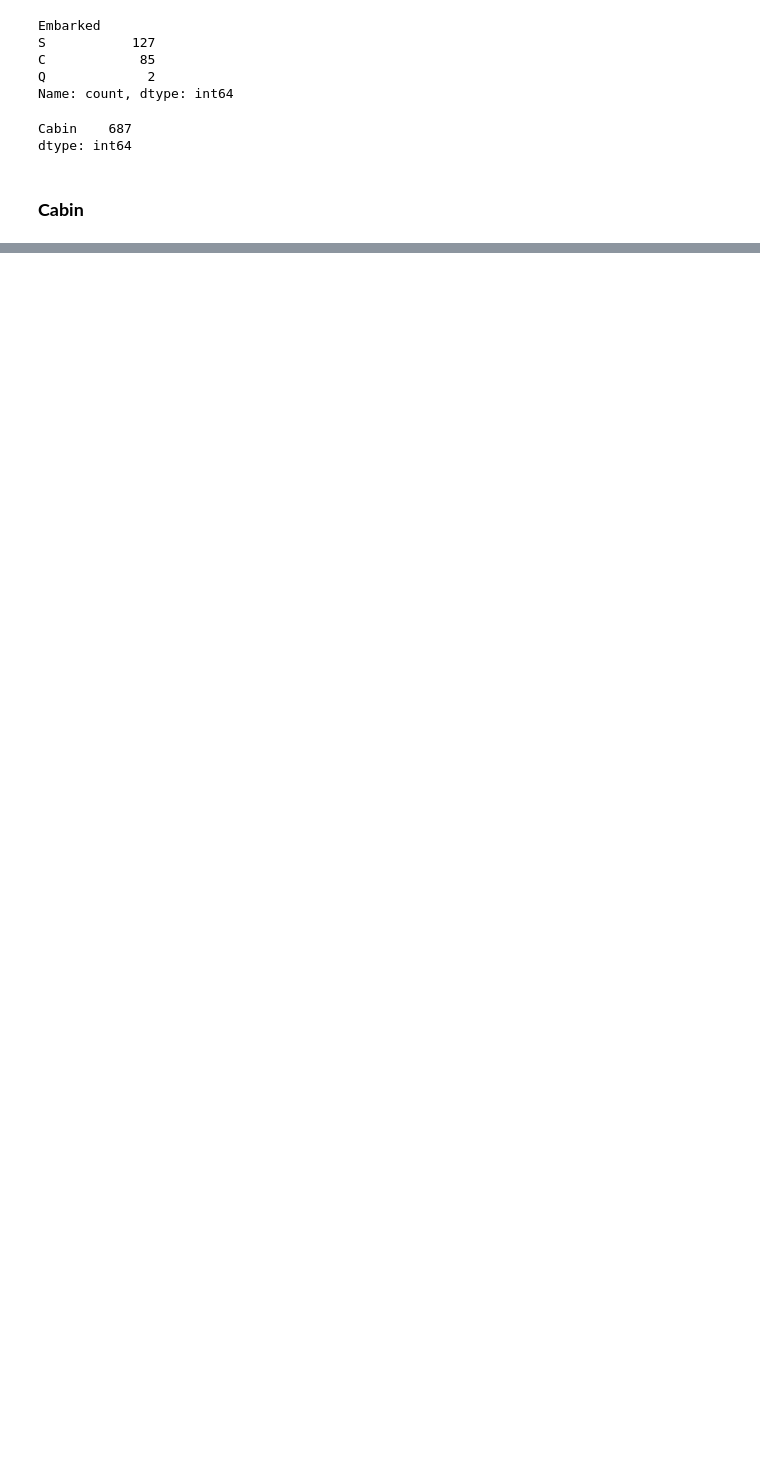
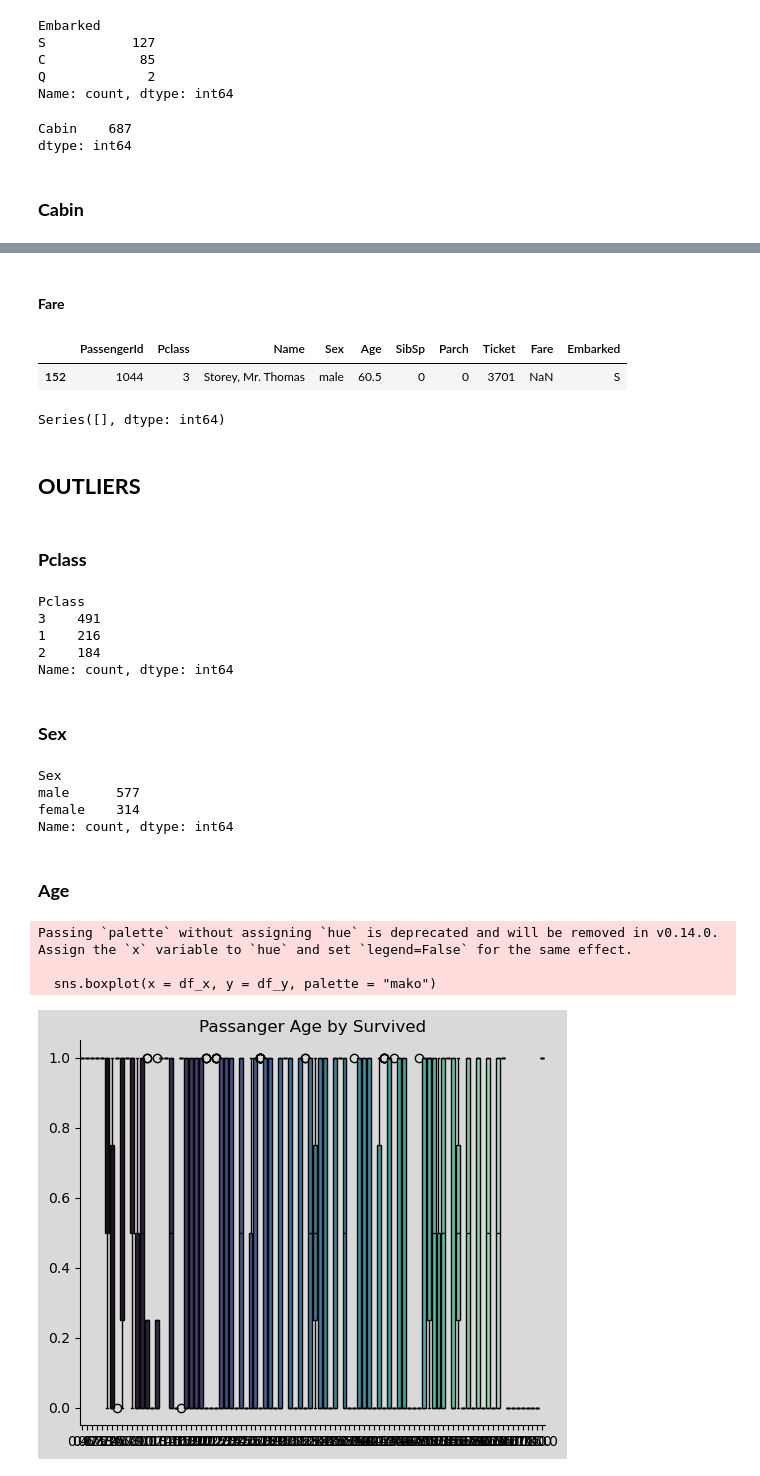
Before and after one commit to fabiogaldinho/Titanic-Classification, a Jupyter notebook: notebooks/01_Data_Cleaning.ipynb, the cells around one changed output, grey strips where cells are left out. Drawn from its saved outputs; the diff is of its cells as text; code cells hidden in the pictures; blank space fills up the shorter version.

Commit message:
Working on outliers

```diff
--- a/notebooks/01_Data_Cleaning.ipynb
+++ b/notebooks/01_Data_Cleaning.ipynb
@@ -96,6 +119,29 @@ def PlotBoxPlotV2(df_x, df_y, title, yunit, size_x, size_y):
 
     plt.show()
     plt.close()
+# %%
+def PlotBoxPlotV3(df_x, df_y, title, size_x, size_y):
+    plt.figure().patch.set_facecolor("0.85")
+    plt.axes().set(facecolor = "0.85")
+
+    plt.title(title)
+    sns.boxplot(x = df_x, y = df_y, palette = "mako")
+
+    plt.grid(False)
+    plt.gca().spines['bottom'].set_visible(True)
+    plt.gca().spines['left'].set_visible(True)
+    plt.gca().spines['top'].set_visible(False)
+    plt.gca().spines['right'].set_visible(False)
+    plt.gca().spines['bottom'].set_color("black")
+    plt.gca().spines['left'].set_color("black")
+
+    plt.xlabel("")
+    plt.ylabel("")
+
+    plt.gcf().set_size_inches(size_x, size_y)
+
+    plt.show()
+    plt.close()
 # %% [markdown]
 ## **Regression Plot**
 # %%
@@ -437,4 +481,4 @@ dtype: int64
 # %% [markdown]
 ### **Cabin**
 # %%
-df[df['Cabin'].isnull() == False]
+df = df.drop('Cabin', axis = 1)
@@ -458,0 +543,7 @@ df[df['Cabin'].isnull() == False]
+# %% [markdown]
+#### **Fare**
+# %%
+df_test[df_test['Fare'].isnull()]
+# %% [output]
+|  | PassengerId | Pclass | Name | Sex | Age | SibSp | Parch | Ticket | Fare | Embarked |
+| 152 | 1044 | 3 | Storey, Mr. Thomas | male | 60.5 | 0 | 0 | 3701 | NaN | S |
@@ -458,0 +553,34 @@ df[df['Cabin'].isnull() == False]
+# %%
+df_test.isna().sum()[df_test.isna().sum() > 0]
+# %% [output]
+Series([], dtype: int64)
+# %% [markdown]
+## **OUTLIERS**
+# %% [markdown]
+### **Pclass**
+# %%
+df['Pclass'].value_counts()
+# %% [output]
+Pclass
+3    491
+1    216
+2    184
+Name: count, dtype: int64
+# %% [markdown]
+### **Sex**
+# %%
+df['Sex'].value_counts()
+# %% [output]
+Sex
+male      577
+female    314
+Name: count, dtype: int64
+# %% [markdown]
+### **Age**
+# %%
+PlotBoxPlotV3(df['Age'], df['Survived'], "Passanger Age by Survived", 6, 5)
+# %% [output]
+Passing `palette` without assigning `hue` is deprecated and will be removed in v0.14.0. Assign the `x` variable to `hue` and set `legend=False` for the same effect.
+
+  sns.boxplot(x = df_x, y = df_y, palette = "mako")
+[figure, added]
```
Also changed, not shown: parts of 22 cells of this notebook.
